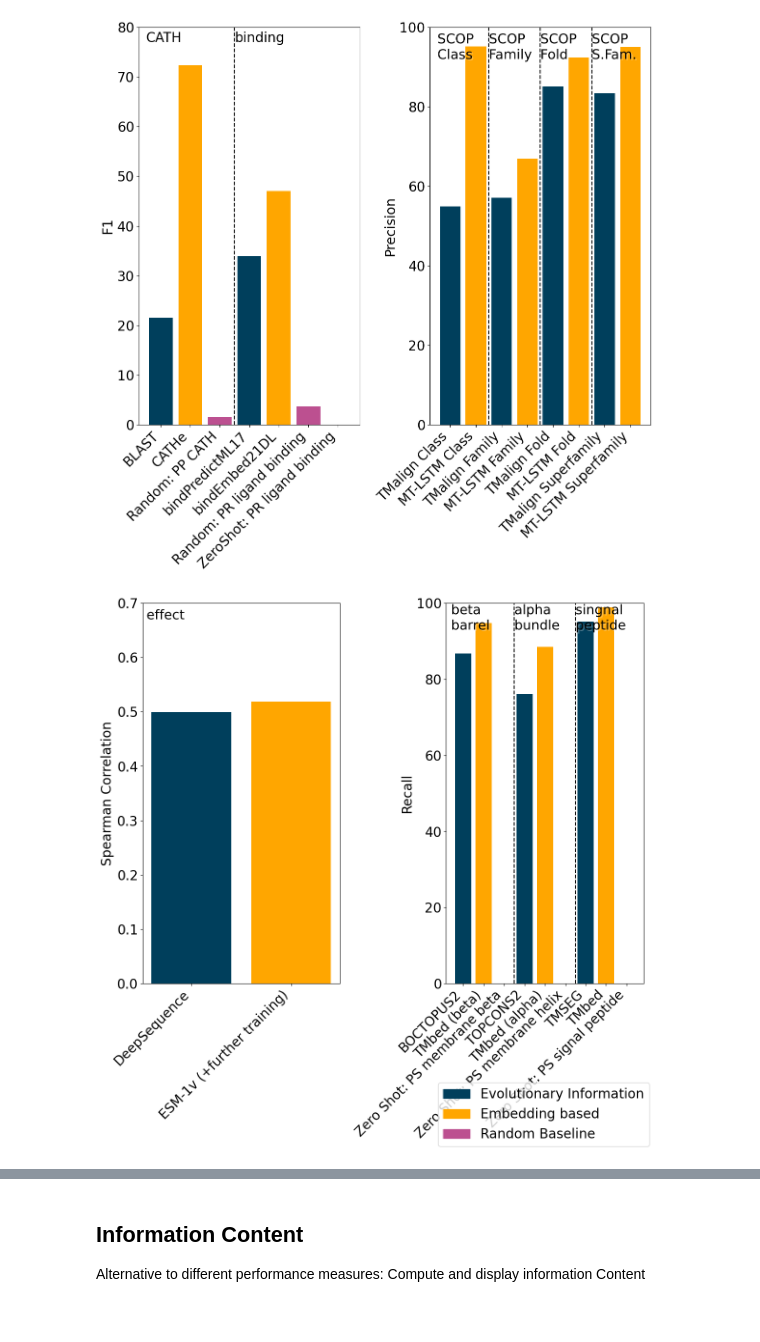
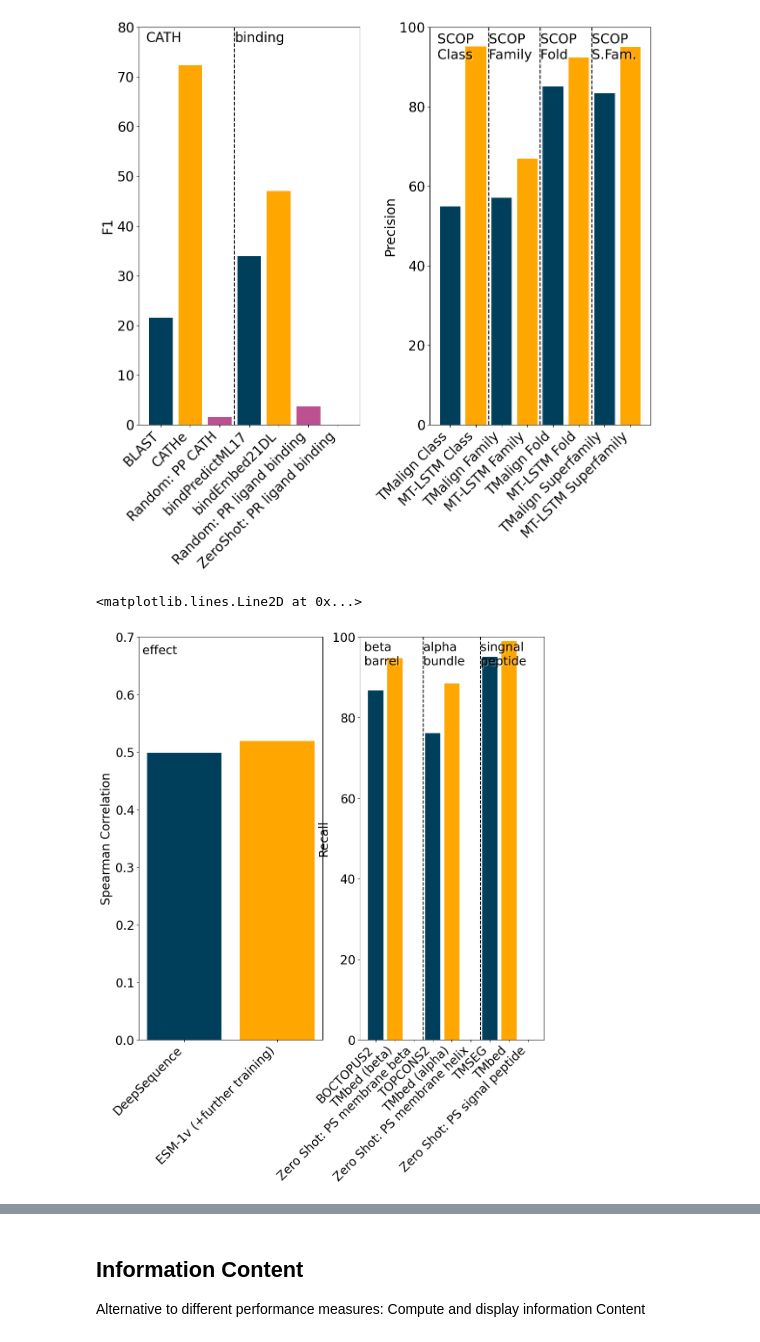
Before and after one commit to erckert/EV-embeddings-figures, a Jupyter notebook: visualizeResults.ipynb, the cells around one changed output, grey strips where cells are left out. Cells and saved outputs as stored; diff of their text form; code cells hidden in the pictures.

```diff
--- a/visualizeResults.ipynb
+++ b/visualizeResults.ipynb
@@ -256,27 +259,21 @@ fig2.tight_layout()
 # %%
 fig3, ((ax5, ax6)) = plt.subplots(1,2, figsize=(12,12))
 
 ax5.bar(grouped_spearman_labels, [float(entry) for entry in spearman], color=['#003f5c' if entry==0 else ("#ffa600" if entry==1 else '#bc5090') for entry in spearman_is_embedding_based])
 ax5.set_xticklabels(grouped_spearman_labels, rotation=45, ha='right')
 ax5.set_ylabel("Spearman Correlation")
 ax5.set_ylim(top=.7)
 ax5.annotate('effect',xy=(-0.45, 0.67), path_effects=[path_effects.withSimplePatchShadow(shadow_rgbFace='white')])
 
 ax6.bar(grouped_recall_labels, [float(entry) for entry in recall], color=['#003f5c' if entry==0 else ("#ffa600" if entry==1 else '#bc5090') for entry in recall_is_embedding_based])
 ax6.set_xticklabels(grouped_recall_labels, rotation=45, ha='right')
 ax6.set_ylabel("Recall")
 ax6.set_ylim(top=100)
 ax6.annotate('beta \nbarrel',xy=(-0.6, 93), path_effects=[path_effects.withSimplePatchShadow(shadow_rgbFace='white')])
 ax6.annotate('alpha \nbundle',xy=(2.5, 93), path_effects=[path_effects.withSimplePatchShadow(shadow_rgbFace='white')])
 ax6.annotate('singnal \npeptide',xy=(5.5, 93), path_effects=[path_effects.withSimplePatchShadow(shadow_rgbFace='white')])
 ax6.axvline(x=[2.5],  color='black', ls='--')
 ax6.axvline(x=[5.5],  color='black', ls='--')
-
-legend_EI = mpatches.Patch(color='#003f5c', label='Evolutionary Information')
-legend_EB = mpatches.Patch(color='#ffa600', label='Embedding based')
-legend_Random = mpatches.Patch(color='#bc5090', label='Random Baseline')
-
-fig3.legend(handles=[legend_EI, legend_EB, legend_Random], loc='lower right')
-fig3.tight_layout()
 # %% [output]
+<matplotlib.lines.Line2D at 0x...>
-[figure, old version]
+[figure, new version]
```
Also changed, not shown: parts of 8 cells of this notebook, 2 other files.
